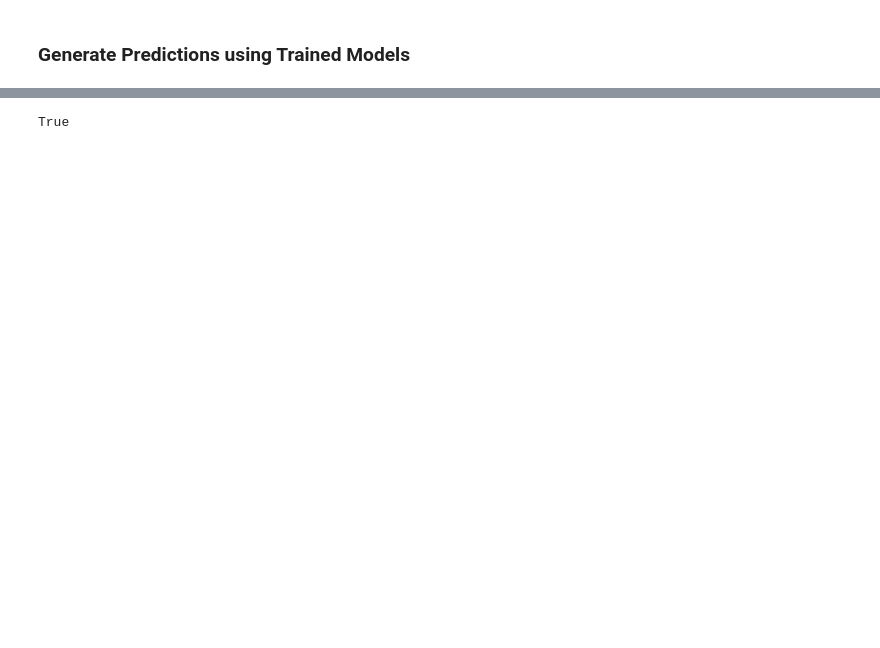
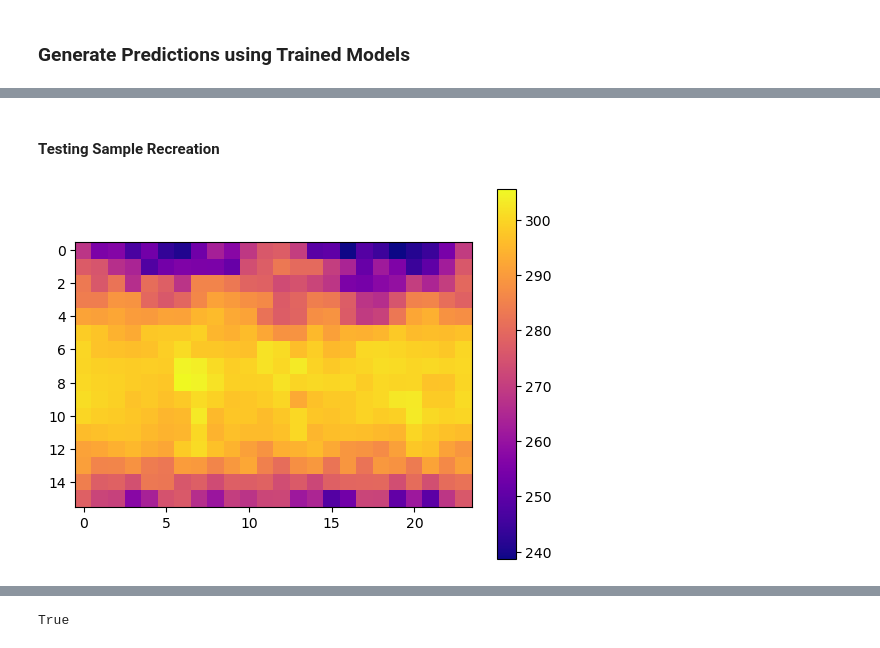
Before and after one commit to SammyAgrawal/diffusion-climsim, a Jupyter notebook: Evaluation.ipynb, the cells around one changed output, grey strips where cells are left out. Drawn from its saved outputs; the diff is of its cells as text; code cells hidden in the pictures; blank space fills up the shorter version.

Commit message:
updated gitignore; added avilities for joint training

```diff
--- a/Evaluation.ipynb
+++ b/Evaluation.ipynb
@@ -27,4 +36,3 @@ device
 # %%
-exp_id = "full_dataset_testrun"
-run_id = "trial_1b"
-tconfig, mconfig, dconfig = tru.load_config(run_id, exp_id)
+dconfig.dataloader_params.batch_size = 32
+train_ds, test_ds = data.load_dataset(dconfig)
@@ -49,3 +38,0 @@ def load_model_from_ckpt(ckpt_fname, mconfig, expid, base_dir="experiments/"):
-# %%
-dataset = data.load_dataset(dconfig)
-dataset.log = False
@@ -54,5 +82,5 @@ pinv = np.argsort(dataset.permute_indices)
 # %%
-def recreate_sample(sample, dataset=dataset):
+def recreate_sample(sample, dataset=train_ds):
     arr = sample.numpy().reshape(-1, 128, 384)
     xarr = xr.DataArray(arr, dims="time mlo ncol".split(), coords=dict(
         time = np.arange(arr.shape[0]),
@@ -63,7 +91,14 @@ def recreate_sample(sample, dataset=dataset):
     sig_stack = dataset.Ystd.to_stacked_array(new_dim="mlo", sample_dims=('ncol',))
     xrec = (xarr * sig_stack.mean(dim='ncol')) + mu_stack.mean(dim='ncol')
     return(xrec.transpose("time", "ncol", "mlo"))
+# %% [markdown]
+#### Testing Sample Recreation
 # %%
-sample = recreate_sample(dataset[656])
+sample = recreate_sample(dataset[0])
 # %%
-#plt.imshow(sample.isel(time=0, mlo=59, ncol=dataset.permute_indices).data.reshape(16, 24))
+tmap = sample.isel(time=0, mlo=59, ncol=dataset.permute_indices).data
+plt.imshow(tmap.reshape(16, 24), cmap='plasma')
+plt.colorbar()
+plt.show()
+# %% [output]
+[figure, added]
```
Also changed, not shown: parts of 91 cells of this notebook, 4 other files.
